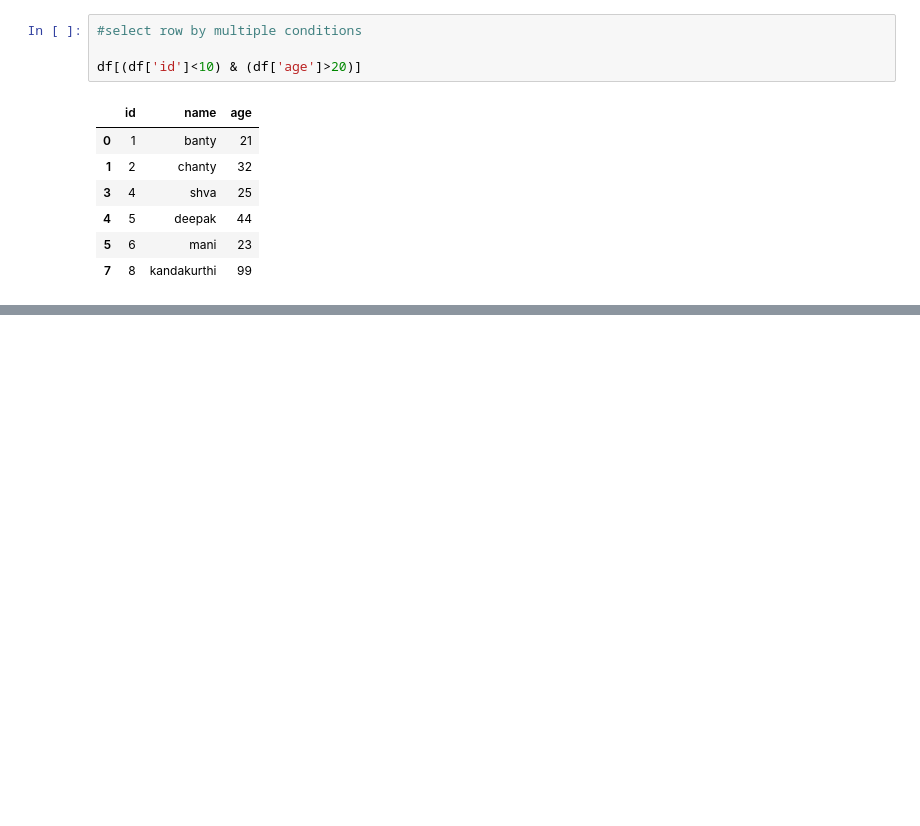
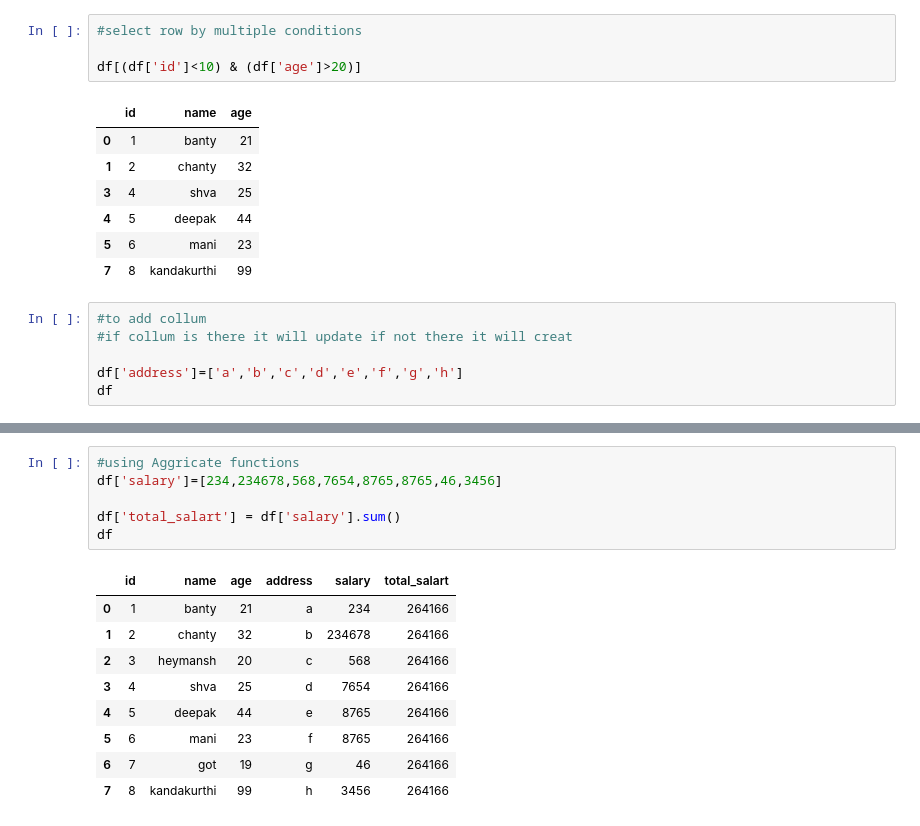
Before and after one commit to kandakurthiheymansh/10k, a Jupyter notebook: example-notebooks/03_jupyter_notebook_basics.ipynb, the cells around one changed output, grey strips where cells are left out. Cells and saved outputs as stored; diff of their text form; blank space fills up the shorter version.

```diff
--- a/example-notebooks/03_jupyter_notebook_basics.ipynb
+++ b/example-notebooks/03_jupyter_notebook_basics.ipynb
@@ -189,3 +189,9 @@ df[(df['id']<10) & (df['age']>20)]
 | 4 | 5 | deepak | 44 |
 | 5 | 6 | mani | 23 |
 | 7 | 8 | kandakurthi | 99 |
+# %%
+#to add collum
+#if collum is there it will update if not there it will creat
+
+df['address']=['a','b','c','d','e','f','g','h']
+df
@@ -191,0 +208,16 @@ df[(df['id']<10) & (df['age']>20)]
+# %%
+#using Aggricate functions
+df['salary']=[234,234678,568,7654,8765,8765,46,3456]
+
+df['total_salart'] = df['salary'].sum()
+df
+# %% [output]
+|  | id | name | age | address | salary | total_salart |
+| 0 | 1 | banty | 21 | a | 234 | 264166 |
+| 1 | 2 | chanty | 32 | b | 234678 | 264166 |
+| 2 | 3 | heymansh | 20 | c | 568 | 264166 |
+| 3 | 4 | shva | 25 | d | 7654 | 264166 |
+| 4 | 5 | deepak | 44 | e | 8765 | 264166 |
+| 5 | 6 | mani | 23 | f | 8765 | 264166 |
+| 6 | 7 | got | 19 | g | 46 | 264166 |
+| 7 | 8 | kandakurthi | 99 | h | 3456 | 264166 |
```
Also changed, not shown: parts of 2 cells of this notebook.
